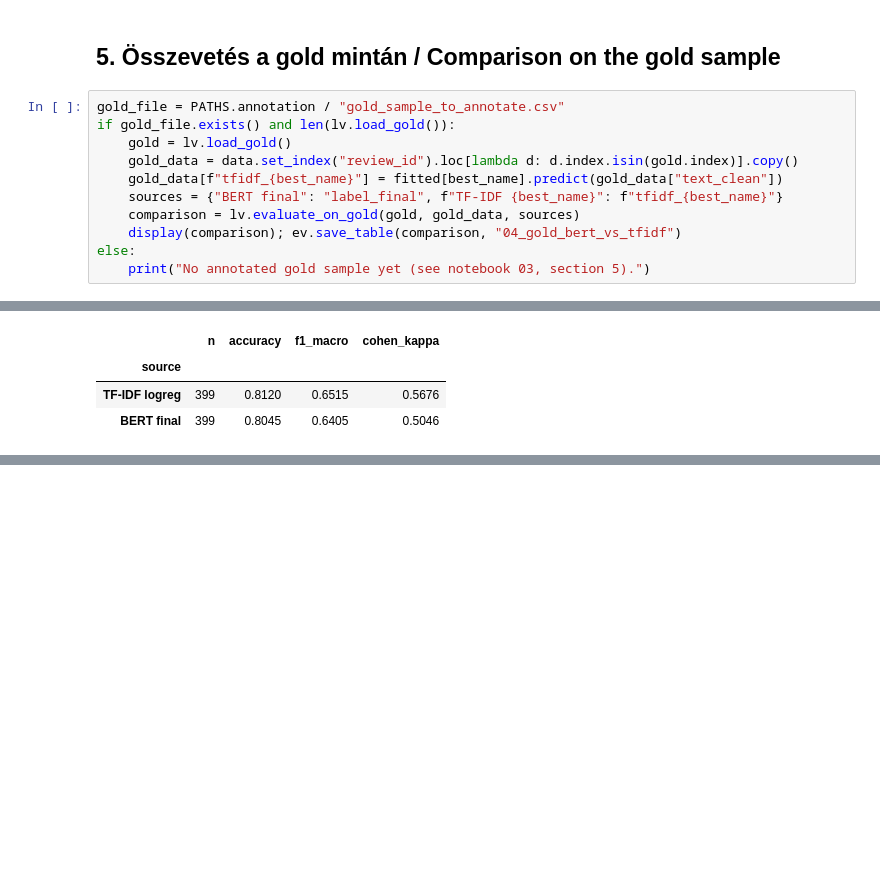
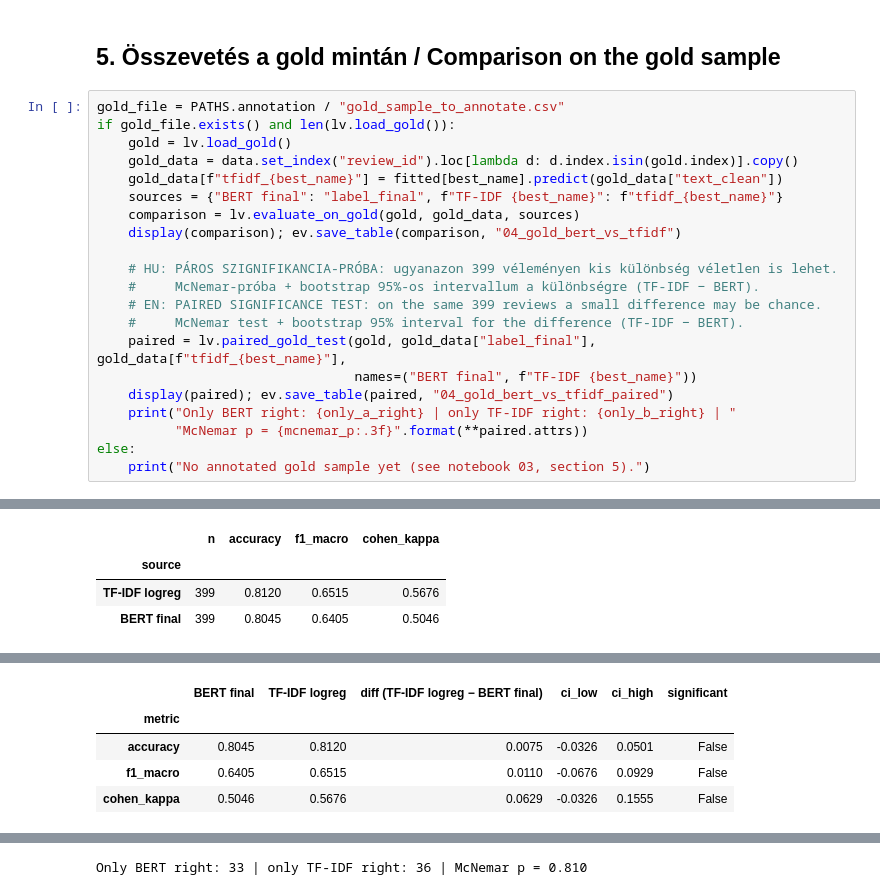
Before and after one commit to sesztaklorant/thesis, a Jupyter notebook: notebooks/04_text_analysis_classical.ipynb, the cells around one changed output, grey strips where cells are left out. Cells and saved outputs as stored; diff of their text form; blank space fills up the shorter version.

Commit message:
Full run - managing problems with notebook 04 and 05 (tf-idf vs bert, subtopics)

```diff
--- a/notebooks/04_text_analysis_classical.ipynb
+++ b/notebooks/04_text_analysis_classical.ipynb
@@ -451,6 +451,16 @@ if gold_file.exists() and len(lv.load_gold()):
     sources = {"BERT final": "label_final", f"TF-IDF {best_name}": f"tfidf_{best_name}"}
     comparison = lv.evaluate_on_gold(gold, gold_data, sources)
     display(comparison); ev.save_table(comparison, "04_gold_bert_vs_tfidf")
+
+    # HU: PÁROS SZIGNIFIKANCIA-PRÓBA: ugyanazon 399 véleményen kis különbség véletlen is lehet.
+    #     McNemar-próba + bootstrap 95%-os intervallum a különbségre (TF-IDF − BERT).
+    # EN: PAIRED SIGNIFICANCE TEST: on the same 399 reviews a small difference may be chance.
+    #     McNemar test + bootstrap 95% interval for the difference (TF-IDF − BERT).
+    paired = lv.paired_gold_test(gold, gold_data["label_final"], gold_data[f"tfidf_{best_name}"],
+                                 names=("BERT final", f"TF-IDF {best_name}"))
+    display(paired); ev.save_table(paired, "04_gold_bert_vs_tfidf_paired")
+    print("Only BERT right: {only_a_right} | only TF-IDF right: {only_b_right} | "
+          "McNemar p = {mcnemar_p:.3f}".format(**paired.attrs))
 else:
     print("No annotated gold sample yet (see notebook 03, section 5).")
 # %% [output]
@@ -466,0 +478,5 @@ else:
+|  | BERT final | TF-IDF logreg | diff (TF-IDF logreg − BERT final) | ci_low | ci_high | significant |
+| metric |  |  |  |  |  |  |
+| accuracy | 0.8045 | 0.8120 | 0.0075 | -0.0326 | 0.0501 | False |
+| f1_macro | 0.6405 | 0.6515 | 0.0110 | -0.0676 | 0.0929 | False |
+| cohen_kappa | 0.5046 | 0.5676 | 0.0629 | -0.0326 | 0.1555 | False |
@@ -466,0 +484 @@ else:
+Only BERT right: 33 | only TF-IDF right: 36 | McNemar p = 0.810
```
Also changed, not shown: parts of 11 cells of this notebook, 48 other files.
